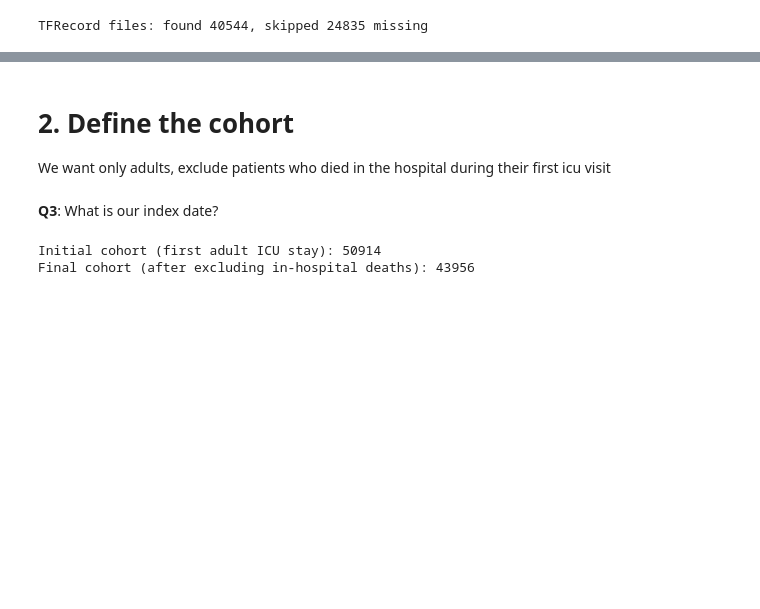
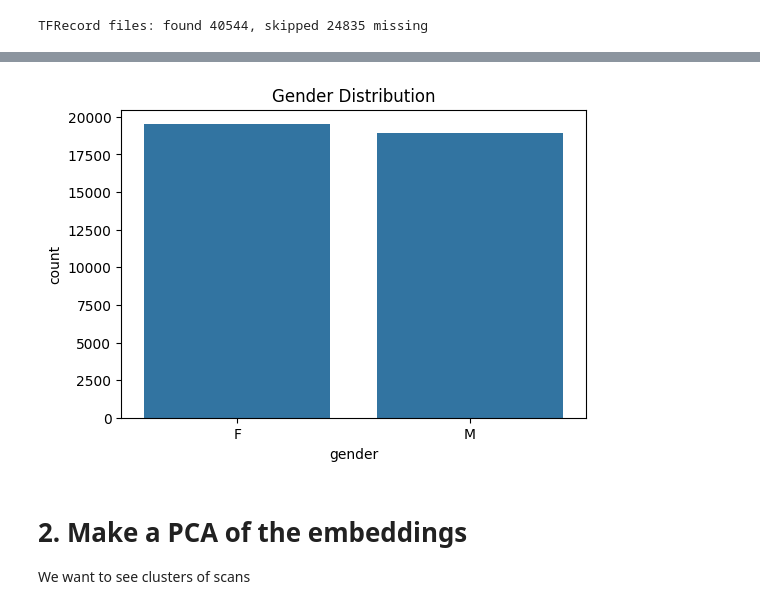
Before and after one commit to brynnhs/mimic-multimodal-survival, a Jupyter notebook: preprocessing.ipynb, the cells around one changed output, grey strips where cells are left out. Drawn from its saved outputs; the diff is of its cells as text; code cells hidden in the pictures; blank space fills up the shorter version.

```diff
--- a/preprocessing.ipynb
+++ b/preprocessing.ipynb
@@ -310 +335,6 @@ df_embeddings
 40544 rows × 2 columns
+# %%
+# merge dataframes df_embeddings with image_link
+df_merged = df_embeddings.merge(image_link, on='dicom_id', how='inner')
+df_merged = df_merged.merge(image_metadata, on='dicom_id', how='inner')
+df_merged.to_csv('data/df_merged_embeddings.csv', index=False)
@@ -311,3 +367,11 @@ df_embeddings
+# %%
+# gender distribution
+plt.figure(figsize=(6,4))
+sns.countplot(x='gender', data=df_merged)
+plt.title('Gender Distribution')
+plt.show()
+# %% [output]
+[figure, added]
 # %% [markdown]
-# 2. Define the cohort
-We want only adults, exclude patients who died in the hospital during their first icu visit
+# 2. Make a PCA of the embeddings
+We want to see clusters of scans
@@ -328,2 +377,0 @@ cohort = first_icu_stays[first_icu_stays['deathtime'].isnull()].copy()
-# %% [markdown]
-**Q3**: What is our index date?
@@ -332,6 +377,0 @@ cohort["index_date"] = #??
-# %%
-print(f"Initial cohort (first adult ICU stay): {len(first_icu_stays)}")
-print(f"Final cohort (after excluding in-hospital deaths): {len(cohort)}")
-# %% [output]
-Initial cohort (first adult ICU stay): 50914
-Final cohort (after excluding in-hospital deaths): 43956
```
Also changed, not shown: parts of 39 cells of this notebook.
